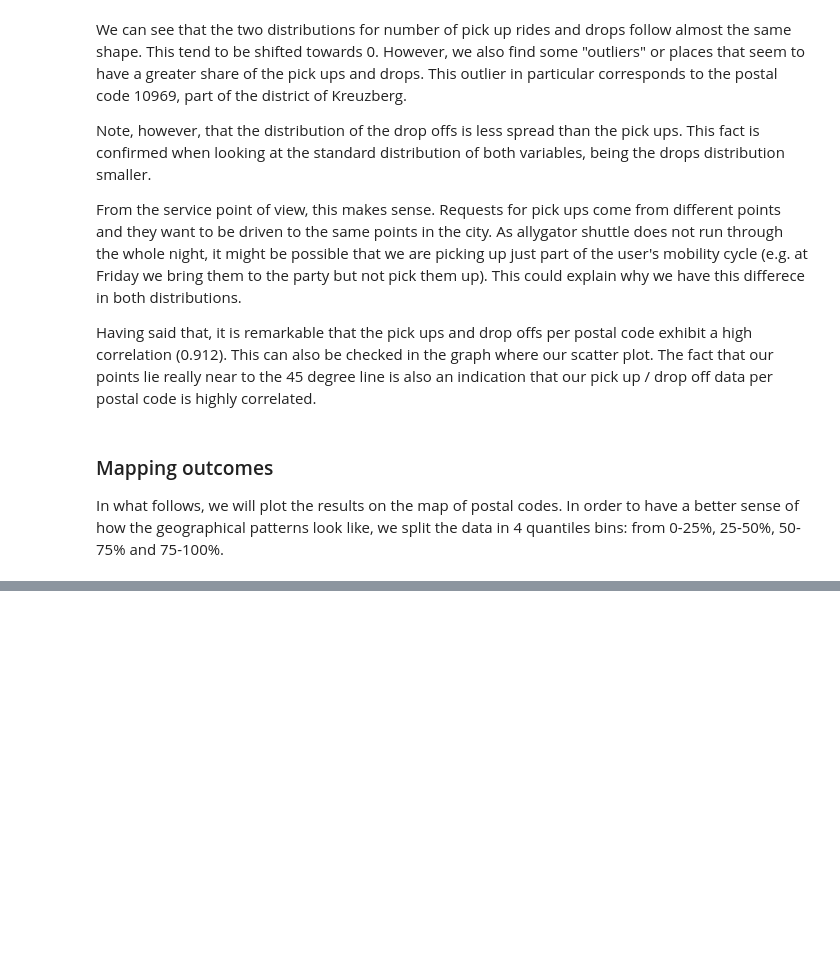
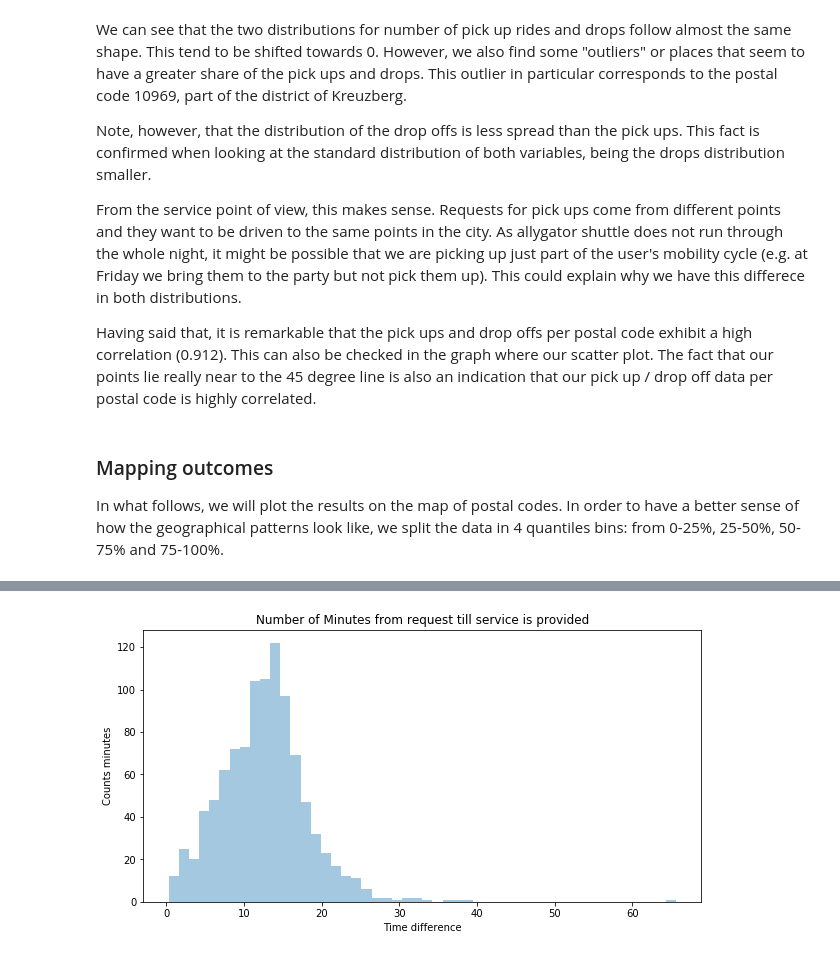
Before and after one commit to jlcoto/door2door_bi, a Jupyter notebook: Exploring_data.ipynb, the cells around one changed output, grey strips where cells are left out. Saved outputs shown, nothing was run; the diff lists cells and outputs as text; code cells hidden in the pictures; blank space fills up the shorter version.

```diff
--- a/Exploring_data.ipynb
+++ b/Exploring_data.ipynb
@@ -177,8 +186,8 @@ For this purpose, to measure the number of requests we will take the first obser
 ### Number of requests per day and fulfilled requests
 # %%
 #Taking first observation of pickup per booking
-first_request = pick_drop_data.sort_values(by=["datetime_utc_berlin", "type"],
-                                           ascending=[True, False]).groupby('booking_id').agg(lambda x: x.iloc[0]).reset_index()
+first_request = pick_drop_data.sort_values(by=["datetime_utc_berlin", "type"], ascending=[True, False]) \
+                                    .groupby('booking_id').agg(lambda x: x.iloc[0]).reset_index()
 # %%
 #Getting first element of each booking
 #(we are interesting in obtaining how many passengers the service was requested for)
@@ -618,0 +559,13 @@ first_pick_drop.groupby('postal_req').agg({'booking_id':'count'}).reset_index()
+# %%
+request_pickup_closed["time_to_pick_up"] = request_pickup_closed.apply(diff, t1='actual_time_utc_berlin_pick_closed',
+                                                                       t2='datetime_utc_berlin_req', axis=1)
+request_pickup_closed["time_to_cancel_min"] = request_pickup_closed["time_to_pick_up"] / 60.0
+minutes_till_serv = request_pickup_closed["time_to_cancel_min"][request_pickup_closed["time_to_cancel_min"].notnull()]
+# %%
+fig, ax = plt.subplots(figsize=(10,5))
+sns.distplot(minutes_till_serv, kde=False, ax=ax)
+ax.set_xlabel("Time difference")
+ax.set_ylabel("Counts minutes")
+ax.set_title("Number of Minutes from request till service is provided");
+# %% [output]
+[figure, added]
```
Also changed, not shown: parts of 45 cells of this notebook, 1 other file.
